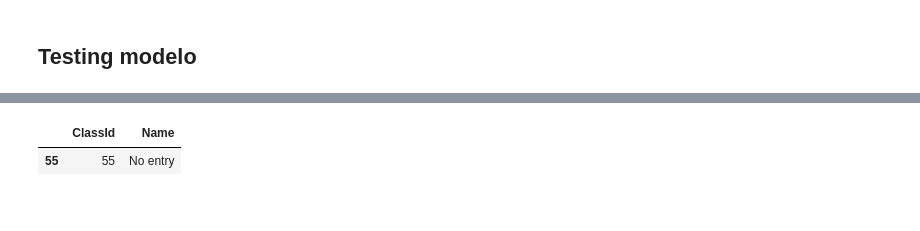
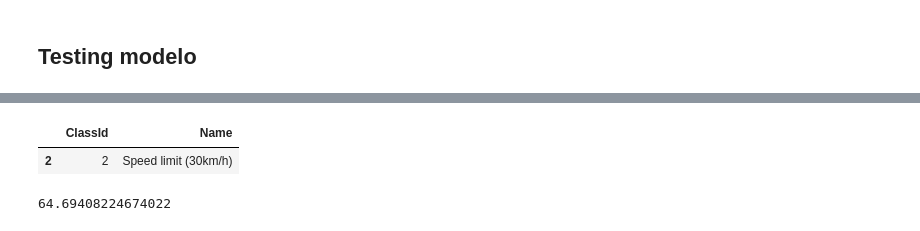
Before and after one commit to donfirefox/se-alesred, a Jupyter notebook: clasificador.ipynb, the cells around one changed output, grey strips where cells are left out. Cells and saved outputs as stored; diff of their text form; code cells hidden in the pictures.

```diff
--- a/clasificador.ipynb
+++ b/clasificador.ipynb
@@ -266,5 +327,33 @@ Clase:     ClassId                     Name
 # %%
-etiquetas[etiquetas['ClassId']==55]
+etiquetas[etiquetas['ClassId']==2]
 # %% [output]
 |  | ClassId | Name |
-| 55 | 55 | No entry |
+| 2 | 2 | Speed limit (30km/h) |
+# %%
+carpeta_test = 'traffic_Data/TEST/'
+correctas = 0
+total = 0
+resultados = []
+
+for nombre_imagen in os.listdir(carpeta_test):
+    etiqueta = nombre_imagen.split('_')[0]
+    ruta_img = os.path.join(carpeta_test,nombre_imagen)
+    img = Image.open(ruta_img).convert('RGB')
+    img = prepro_test(img).unsqueeze(0)
+    img = img.to(device)
+
+    with torch.no_grad():
+        salida = modelo_cnn(img)
+        etiqueta_pred = torch.argmax(salida, dim=1).item()
+
+    pred_correcta = (int(etiqueta) == int(idx_to_class[etiqueta_pred]))
+    correctas += int(pred_correcta)
+    total +=1
+    r = (nombre_imagen,etiqueta,idx_to_class[etiqueta_pred],pred_correcta)
+    #print(r)
+    resultados.append(r)
+
+accuracy = 100.00 * correctas/total if total > 0 else 0
+accuracy
+# %% [output]
+64.69408224674022
```
Also changed, not shown: parts of 23 cells of this notebook.
